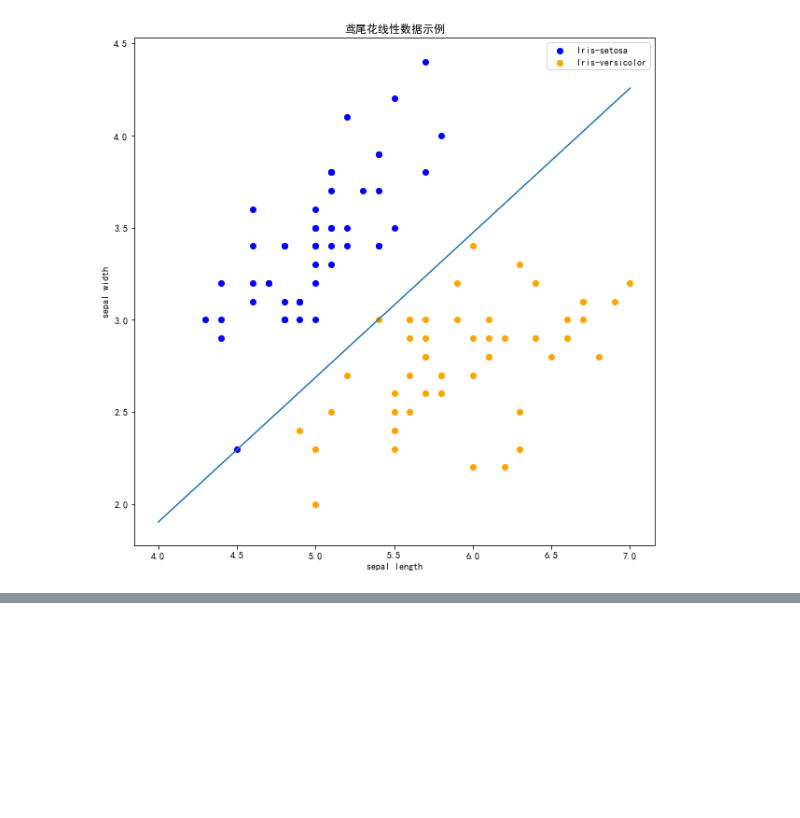
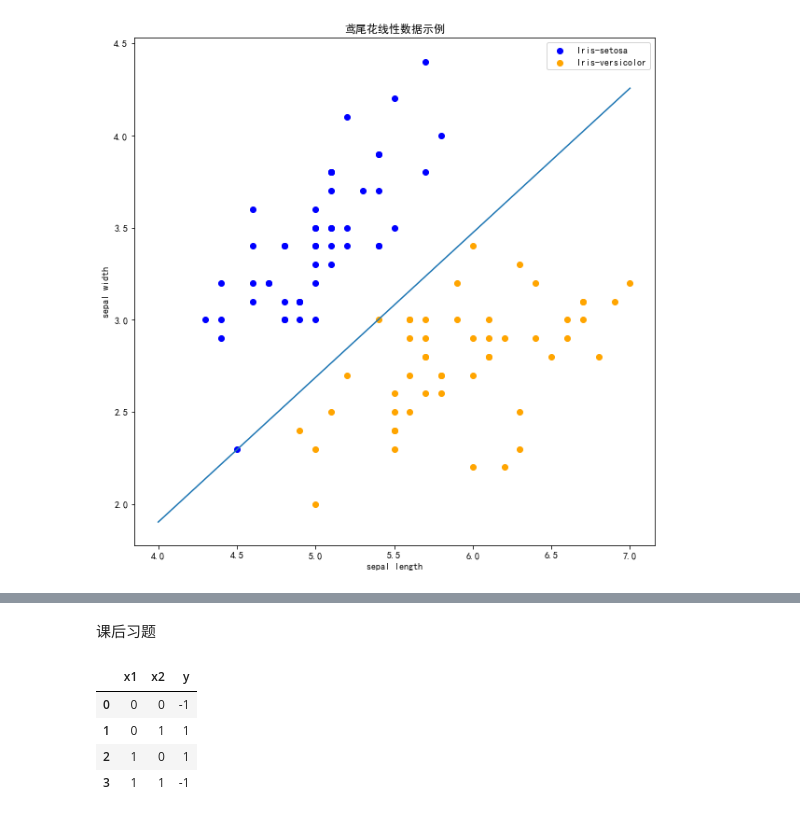
Before and after one commit to shiqi0404/lihang-code, a Jupyter notebook: 第02章 感知机/2.Perceptron.ipynb, the cells around one changed output, grey strips where cells are left out. Saved outputs shown, nothing was run; the diff lists cells and outputs as text; code cells hidden in the pictures; blank space fills up the shorter version.

```diff
--- a/第02章 感知机/2.Perceptron.ipynb
+++ b/第02章 感知机/2.Perceptron.ipynb
@@ -337,3 +337,27 @@ plt.legend()
 
 代码全部测试通过。
 ![gongzhong](../gongzhong.jpg)
+# %% [markdown]
+课后习题
+# %%
+import pandas as pd
+import numpy as np
+import matplotlib.pyplot as plt
+%matplotlib inline
+
+# 使用Dataframe表示异或的输入与输出数据
+x1 = [0, 0, 1, 1]
+x2 = [0, 1, 0, 1]
+y = [-1, 1, 1, -1]
+x1 = np.array(x1)
+x2 = np.array(x2)
+y = np.array(y)
+data = np.c_[x1, x2, y]
+data = pd.DataFrame(data, index=None, columns=['x1', 'x2', 'y'])
+data.head()
+# %% [output]
+|  | x1 | x2 | y |
+| 0 | 0 | 0 | -1 |
+| 1 | 0 | 1 | 1 |
+| 2 | 1 | 0 | 1 |
+| 3 | 1 | 1 | -1 |
```
Also changed, not shown: parts of 2 cells of this notebook, 1 other file.
